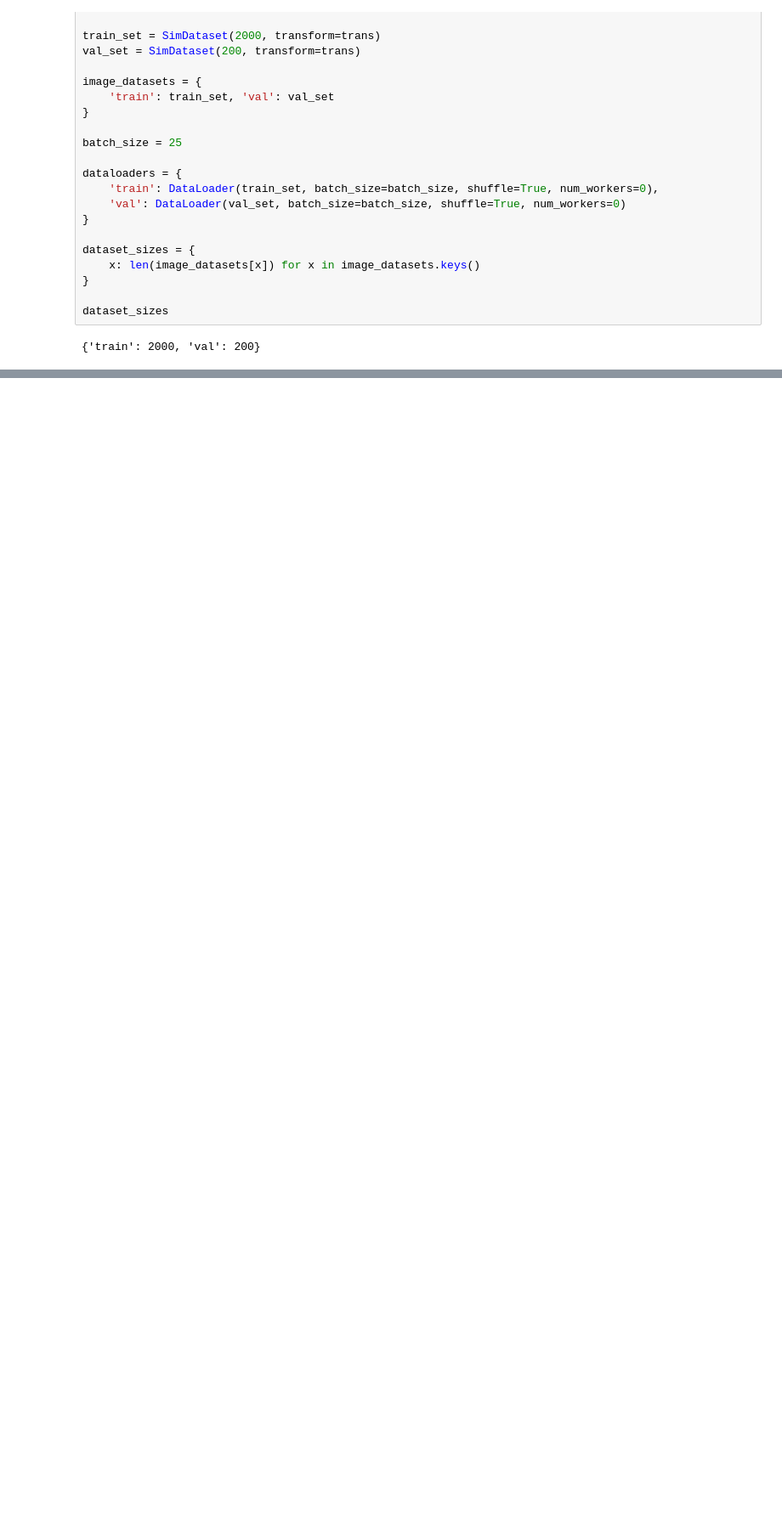
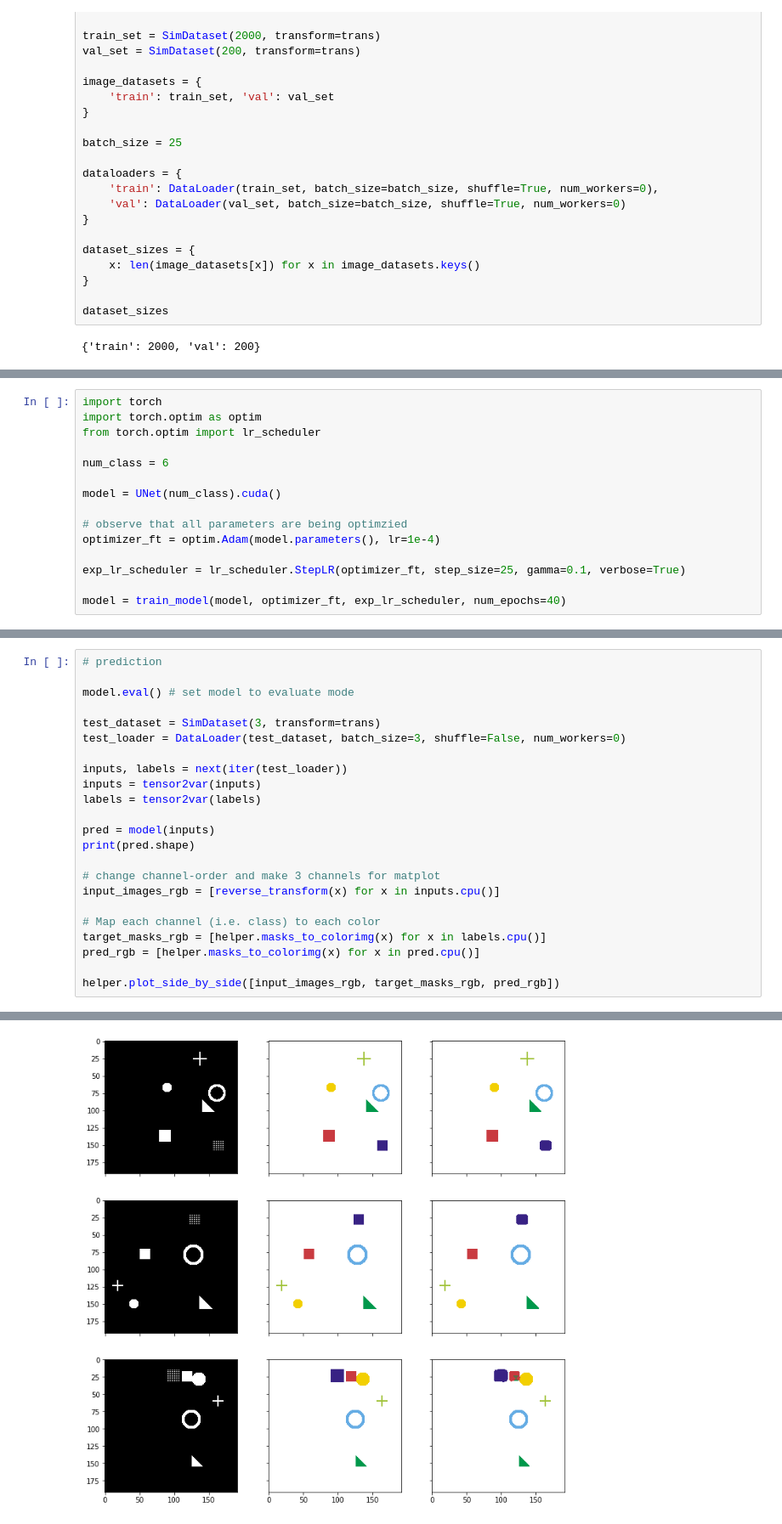
Before and after one commit to ChenKaiXuSan/Dense-U-Net-PyTorch, a Jupyter notebook: unet.ipynb, the cells around one changed output, grey strips where cells are left out. Shown at 85% size. Drawn from its saved outputs; the diff is of its cells as text; blank space fills up the shorter version.

```diff
--- a/unet.ipynb
+++ b/unet.ipynb
@@ -113,0 +227,15 @@ False
+# %%
+import torch
+import torch.optim as optim
+from torch.optim import lr_scheduler
+
+num_class = 6
+
+model = UNet(num_class).cuda()
+
+# observe that all parameters are being optimzied
+optimizer_ft = optim.Adam(model.parameters(), lr=1e-4)
+
+exp_lr_scheduler = lr_scheduler.StepLR(optimizer_ft, step_size=25, gamma=0.1, verbose=True)
+
+model = train_model(model, optimizer_ft, exp_lr_scheduler, num_epochs=40)
@@ -113,0 +263,24 @@ False
+# %%
+# prediction
+
+model.eval() # set model to evaluate mode
+
+test_dataset = SimDataset(3, transform=trans)
+test_loader = DataLoader(test_dataset, batch_size=3, shuffle=False, num_workers=0)
+
+inputs, labels = next(iter(test_loader))
+inputs = tensor2var(inputs)
+labels = tensor2var(labels)
+
+pred = model(inputs)
+print(pred.shape)
+
+# change channel-order and make 3 channels for matplot
+input_images_rgb = [reverse_transform(x) for x in inputs.cpu()]
+
+# Map each channel (i.e. class) to each color
+target_masks_rgb = [helper.masks_to_colorimg(x) for x in labels.cpu()]
+pred_rgb = [helper.masks_to_colorimg(x) for x in pred.cpu()]
+
+helper.plot_side_by_side([input_images_rgb, target_masks_rgb, pred_rgb])
+# %% [output]
@@ -113,0 +288 @@ False
+[figure, added]
```
Also changed, not shown: parts of 8 cells of this notebook, 2 other files.
